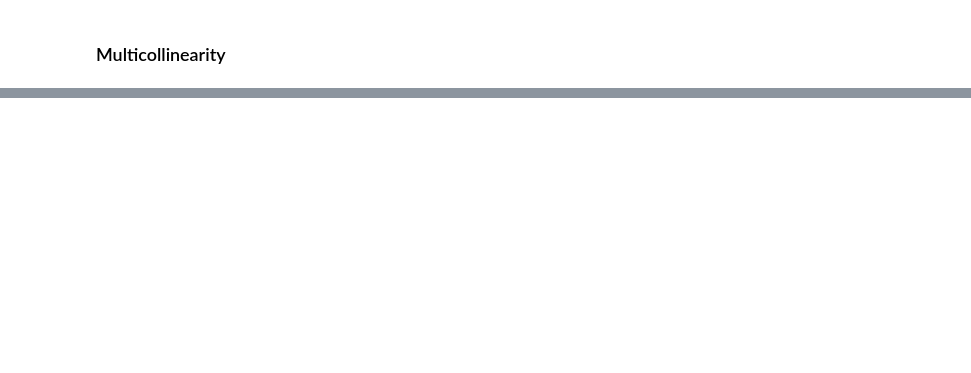
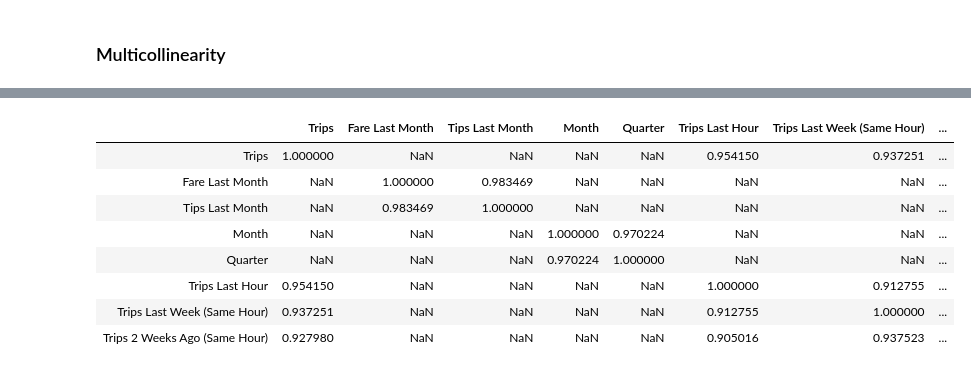
Before and after one commit to alexisgaziello/CSP_MATH_571_taxi_oracle, a Jupyter notebook: src/Data Analysis.ipynb, the cells around one changed output, grey strips where cells are left out. Drawn from its saved outputs; the diff is of its cells as text; code cells hidden in the pictures; blank space fills up the shorter version.

```diff
--- a/src/Data Analysis.ipynb
+++ b/src/Data Analysis.ipynb
@@ -394,0 +411,12 @@ final_df[['Trips','Fare Last Month','Tips Last Month','Month','Quarter']].corr()
+# %%
+corr2[corr2 > 0.8]
+# %% [output]
+|  | Trips | Fare Last Month | Tips Last Month | Month | Quarter | Trips Last Hour | Trips Last Week (Same Hour) | ... |
+| Trips | 1.000000 | NaN | NaN | NaN | NaN | 0.954150 | 0.937251 | ... |
+| Fare Last Month | NaN | 1.000000 | 0.983469 | NaN | NaN | NaN | NaN | ... |
+| Tips Last Month | NaN | 0.983469 | 1.000000 | NaN | NaN | NaN | NaN | ... |
+| Month | NaN | NaN | NaN | 1.000000 | 0.970224 | NaN | NaN | ... |
+| Quarter | NaN | NaN | NaN | 0.970224 | 1.000000 | NaN | NaN | ... |
+| Trips Last Hour | 0.954150 | NaN | NaN | NaN | NaN | 1.000000 | 0.912755 | ... |
+| Trips Last Week (Same Hour) | 0.937251 | NaN | NaN | NaN | NaN | 0.912755 | 1.000000 | ... |
+| Trips 2 Weeks Ago (Same Hour) | 0.927980 | NaN | NaN | NaN | NaN | 0.905016 | 0.937523 | ... |
```
Also changed, not shown: parts of 10 cells of this notebook.
